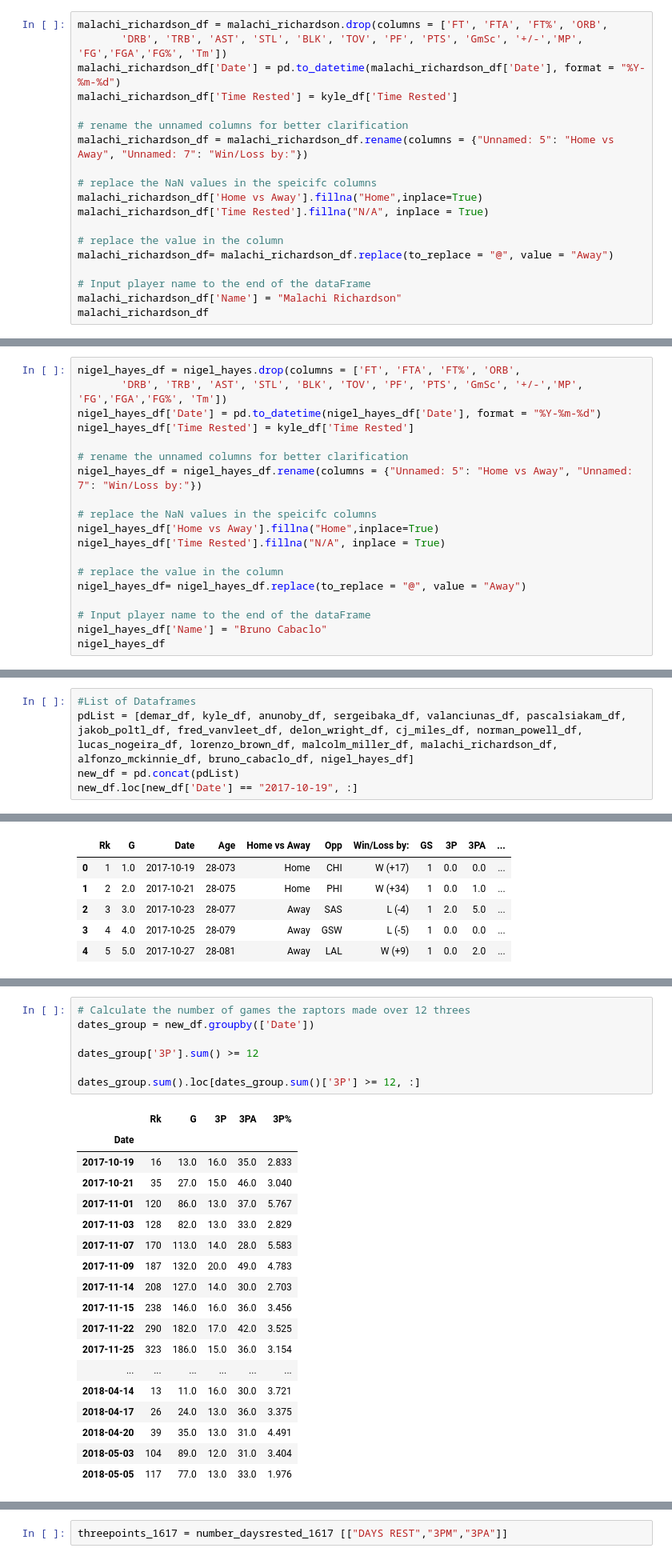
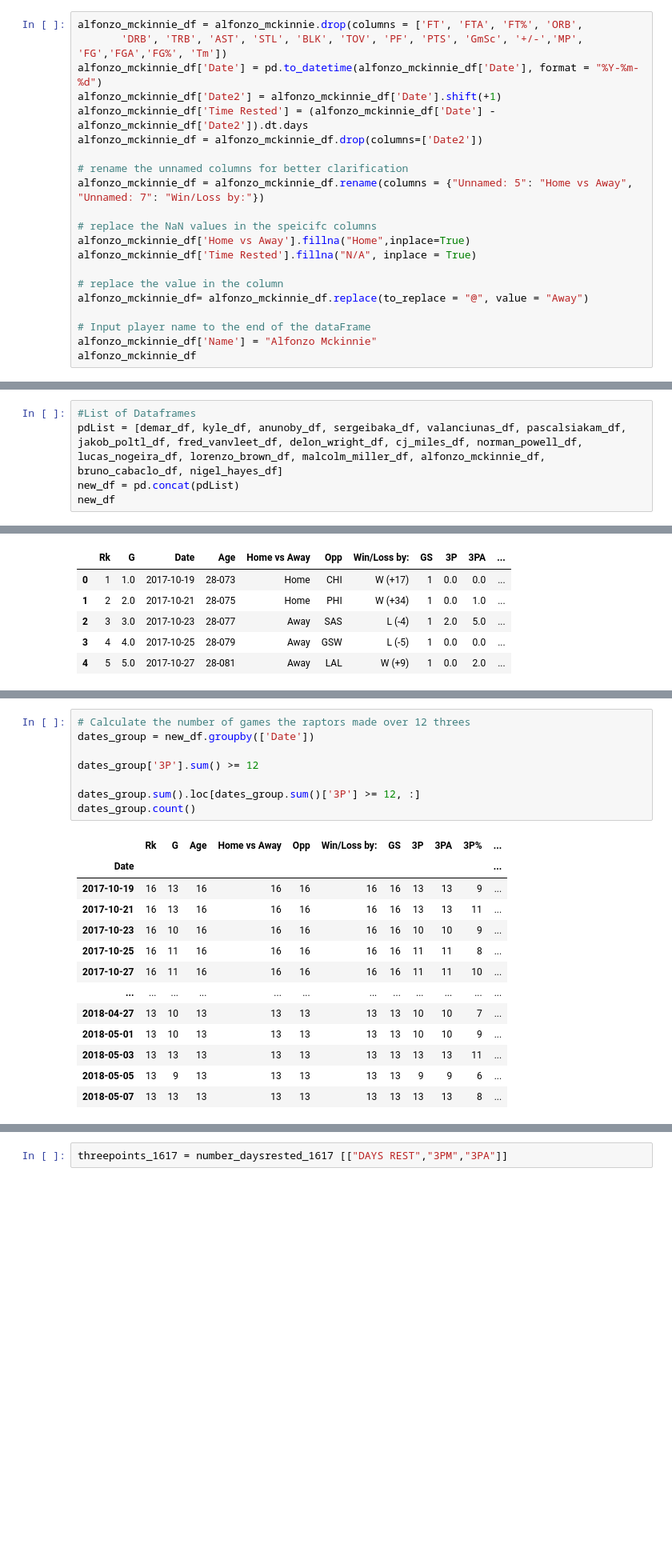
Before and after one commit to jferna73/project-one-, a Jupyter notebook: Data- Daniel/2017-2018 DataFrame.ipynb, the cells around one changed output, grey strips where cells are left out. Shown at 80% size. Cells and saved outputs as stored; diff of their text form; blank space fills up the shorter version.

```diff
--- a/Data- Daniel/2017-2018 DataFrame.ipynb
+++ b/Data- Daniel/2017-2018 DataFrame.ipynb
@@ -517,23 +550,25 @@ malcolm_miller_df
 | 81 | 82 | NaN | 2018-04-11 | 25-036 | Away | MIA | L (-7) | Inactive | NaN | NaN | ... |
 82 rows × 13 columns
 # %%
-malachi_richardson_df = malachi_richardson.drop(columns = ['FT', 'FTA', 'FT%', 'ORB',
+alfonzo_mckinnie_df = alfonzo_mckinnie.drop(columns = ['FT', 'FTA', 'FT%', 'ORB',
        'DRB', 'TRB', 'AST', 'STL', 'BLK', 'TOV', 'PF', 'PTS', 'GmSc', '+/-','MP', 'FG','FGA','FG%', 'Tm'])
-malachi_richardson_df['Date'] = pd.to_datetime(malachi_richardson_df['Date'], format = "%Y-%m-%d")
-malachi_richardson_df['Time Rested'] = kyle_df['Time Rested']
+alfonzo_mckinnie_df['Date'] = pd.to_datetime(alfonzo_mckinnie_df['Date'], format = "%Y-%m-%d")
+alfonzo_mckinnie_df['Date2'] = alfonzo_mckinnie_df['Date'].shift(+1)
+alfonzo_mckinnie_df['Time Rested'] = (alfonzo_mckinnie_df['Date'] - alfonzo_mckinnie_df['Date2']).dt.days
+alfonzo_mckinnie_df = alfonzo_mckinnie_df.drop(columns=['Date2'])
 
 # rename the unnamed columns for better clarification
-malachi_richardson_df = malachi_richardson_df.rename(columns = {"Unnamed: 5": "Home vs Away", "Unnamed: 7": "Win/Loss by:"})
+alfonzo_mckinnie_df = alfonzo_mckinnie_df.rename(columns = {"Unnamed: 5": "Home vs Away", "Unnamed: 7": "Win/Loss by:"})
 
 # replace the NaN values in the speicifc columns
-malachi_richardson_df['Home vs Away'].fillna("Home",inplace=True)
-malachi_richardson_df['Time Rested'].fillna("N/A", inplace = True)
+alfonzo_mckinnie_df['Home vs Away'].fillna("Home",inplace=True)
+alfonzo_mckinnie_df['Time Rested'].fillna("N/A", inplace = True)
 
 # replace the value in the column
-malachi_richardson_df= malachi_richardson_df.replace(to_replace = "@", value = "Away")
+alfonzo_mckinnie_df= alfonzo_mckinnie_df.replace(to_replace = "@", value = "Away")
 
 # Input player name to the end of the dataFrame
-malachi_richardson_df['Name'] = "Malachi Richardson"
-malachi_richardson_df
+alfonzo_mckinnie_df['Name'] = "Alfonzo Mckinnie"
+alfonzo_mckinnie_df
 # %% [output]
 |  | Rk | G | Date | Age | Home vs Away | Opp | Win/Loss by: | GS | 3P | 3PA | ... |
@@ -618,19 +668,0 @@ bruno_cabaclo_df
-# %%
-nigel_hayes_df = nigel_hayes.drop(columns = ['FT', 'FTA', 'FT%', 'ORB',
-       'DRB', 'TRB', 'AST', 'STL', 'BLK', 'TOV', 'PF', 'PTS', 'GmSc', '+/-','MP', 'FG','FGA','FG%', 'Tm'])
-nigel_hayes_df['Date'] = pd.to_datetime(nigel_hayes_df['Date'], format = "%Y-%m-%d")
-nigel_hayes_df['Time Rested'] = kyle_df['Time Rested']
-
-# rename the unnamed columns for better clarification
-nigel_hayes_df = nigel_hayes_df.rename(columns = {"Unnamed: 5": "Home vs Away", "Unnamed: 7": "Win/Loss by:"})
-
-# replace the NaN values in the speicifc columns
-nigel_hayes_df['Home vs Away'].fillna("Home",inplace=True)
-nigel_hayes_df['Time Rested'].fillna("N/A", inplace = True)
-
-# replace the value in the column
-nigel_hayes_df= nigel_hayes_df.replace(to_replace = "@", value = "Away")
-
-# Input player name to the end of the dataFrame
-nigel_hayes_df['Name'] = "Bruno Cabaclo"
-nigel_hayes_df
@@ -655,8 +669,8 @@ nigel_hayes_df
 # %%
 #List of Dataframes
-pdList = [demar_df, kyle_df, anunoby_df, sergeibaka_df, valanciunas_df, pascalsiakam_df, jakob_poltl_df, fred_vanvleet_df, delon_wright_df, cj_miles_df, norman_powell_df, lucas_nogeira_df, lorenzo_brown_df, malcolm_miller_df, malachi_richardson_df, alfonzo_mckinnie_df, bruno_cabaclo_df, nigel_hayes_df]
+pdList = [demar_df, kyle_df, anunoby_df, sergeibaka_df, valanciunas_df, pascalsiakam_df, jakob_poltl_df, fred_vanvleet_df, delon_wright_df, cj_miles_df, norman_powell_df, lucas_nogeira_df, lorenzo_brown_df, malcolm_miller_df, alfonzo_mckinnie_df, bruno_cabaclo_df, nigel_hayes_df]
 new_df = pd.concat(pdList)
-new_df.loc[new_df['Date'] == "2017-10-19", :]
+new_df
 # %% [output]
 |  | Rk | G | Date | Age | Home vs Away | Opp | Win/Loss by: | GS | 3P | 3PA | ... |
 | 0 | 1 | 1.0 | 2017-10-19 | 28-073 | Home | CHI | W (+17) | 1 | 0.0 | 0.0 | ... |
@@ -724,26 +720,22 @@ NameError: name 'np' is not defined
 # %%
 # Calculate the number of games the raptors made over 12 threes
 dates_group = new_df.groupby(['Date'])
 
 dates_group['3P'].sum() >= 12
 
 dates_group.sum().loc[dates_group.sum()['3P'] >= 12, :]
+dates_group.count()
 # %% [output]
-|  | Rk | G | 3P | 3PA | 3P% |
-| Date |  |  |  |  |  |
-| 2017-10-19 | 16 | 13.0 | 16.0 | 35.0 | 2.833 |
-| 2017-10-21 | 35 | 27.0 | 15.0 | 46.0 | 3.040 |
-| 2017-11-01 | 120 | 86.0 | 13.0 | 37.0 | 5.767 |
-| 2017-11-03 | 128 | 82.0 | 13.0 | 33.0 | 2.829 |
-| 2017-11-07 | 170 | 113.0 | 14.0 | 28.0 | 5.583 |
-| 2017-11-09 | 187 | 132.0 | 20.0 | 49.0 | 4.783 |
-| 2017-11-14 | 208 | 127.0 | 14.0 | 30.0 | 2.703 |
-| 2017-11-15 | 238 | 146.0 | 16.0 | 36.0 | 3.456 |
-| 2017-11-22 | 290 | 182.0 | 17.0 | 42.0 | 3.525 |
-| 2017-11-25 | 323 | 186.0 | 15.0 | 36.0 | 3.154 |
-| ... | ... | ... | ... | ... | ... |
-| 2018-04-14 | 13 | 11.0 | 16.0 | 30.0 | 3.721 |
-| 2018-04-17 | 26 | 24.0 | 13.0 | 36.0 | 3.375 |
-| 2018-04-20 | 39 | 35.0 | 13.0 | 31.0 | 4.491 |
-| 2018-05-03 | 104 | 89.0 | 12.0 | 31.0 | 3.404 |
-| 2018-05-05 | 117 | 77.0 | 13.0 | 33.0 | 1.976 |
+|  | Rk | G | Age | Home vs Away | Opp | Win/Loss by: | GS | 3P | 3PA | 3P% | ... |
+| Date |  |  |  |  |  |  |  |  |  |  | ... |
+| 2017-10-19 | 16 | 13 | 16 | 16 | 16 | 16 | 16 | 13 | 13 | 9 | ... |
+| 2017-10-21 | 16 | 13 | 16 | 16 | 16 | 16 | 16 | 13 | 13 | 11 | ... |
+| 2017-10-23 | 16 | 10 | 16 | 16 | 16 | 16 | 16 | 10 | 10 | 9 | ... |
+| 2017-10-25 | 16 | 11 | 16 | 16 | 16 | 16 | 16 | 11 | 11 | 8 | ... |
+| 2017-10-27 | 16 | 11 | 16 | 16 | 16 | 16 | 16 | 11 | 11 | 10 | ... |
+| ... | ... | ... | ... | ... | ... | ... | ... | ... | ... | ... | ... |
+| 2018-04-27 | 13 | 10 | 13 | 13 | 13 | 13 | 13 | 10 | 10 | 7 | ... |
+| 2018-05-01 | 13 | 10 | 13 | 13 | 13 | 13 | 13 | 10 | 10 | 9 | ... |
+| 2018-05-03 | 13 | 13 | 13 | 13 | 13 | 13 | 13 | 13 | 13 | 11 | ... |
+| 2018-05-05 | 13 | 9 | 13 | 13 | 13 | 13 | 13 | 9 | 9 | 6 | ... |
+| 2018-05-07 | 13 | 13 | 13 | 13 | 13 | 13 | 13 | 13 | 13 | 8 | ... |
```
Also changed, not shown: parts of 28 cells of this notebook, 1 other file.
